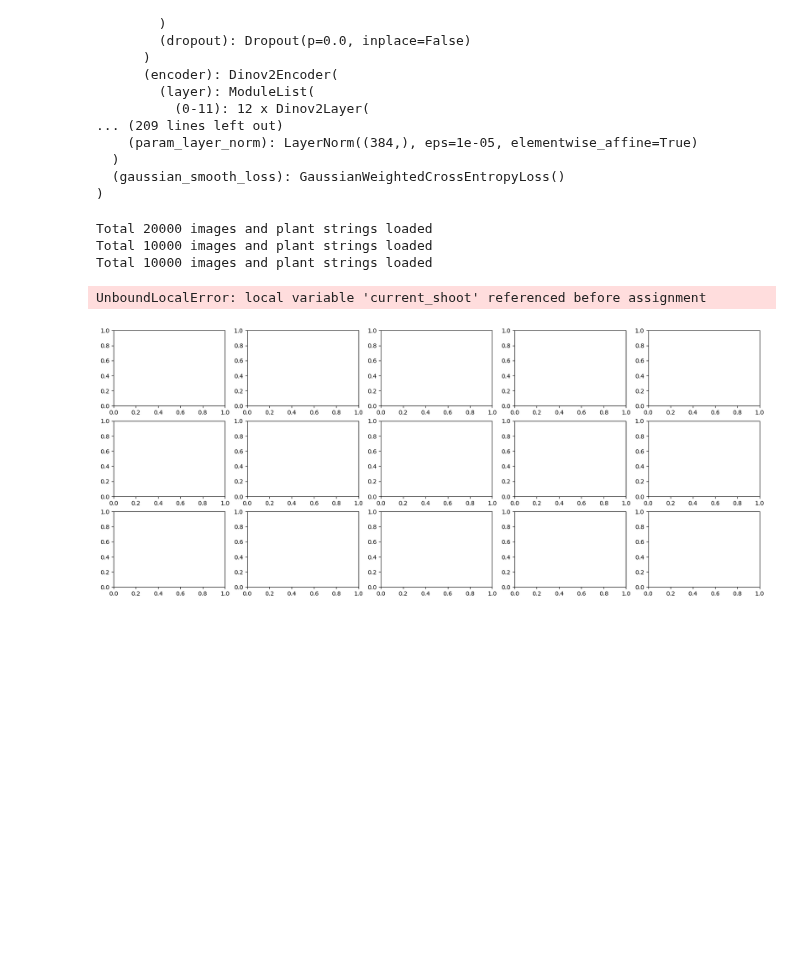
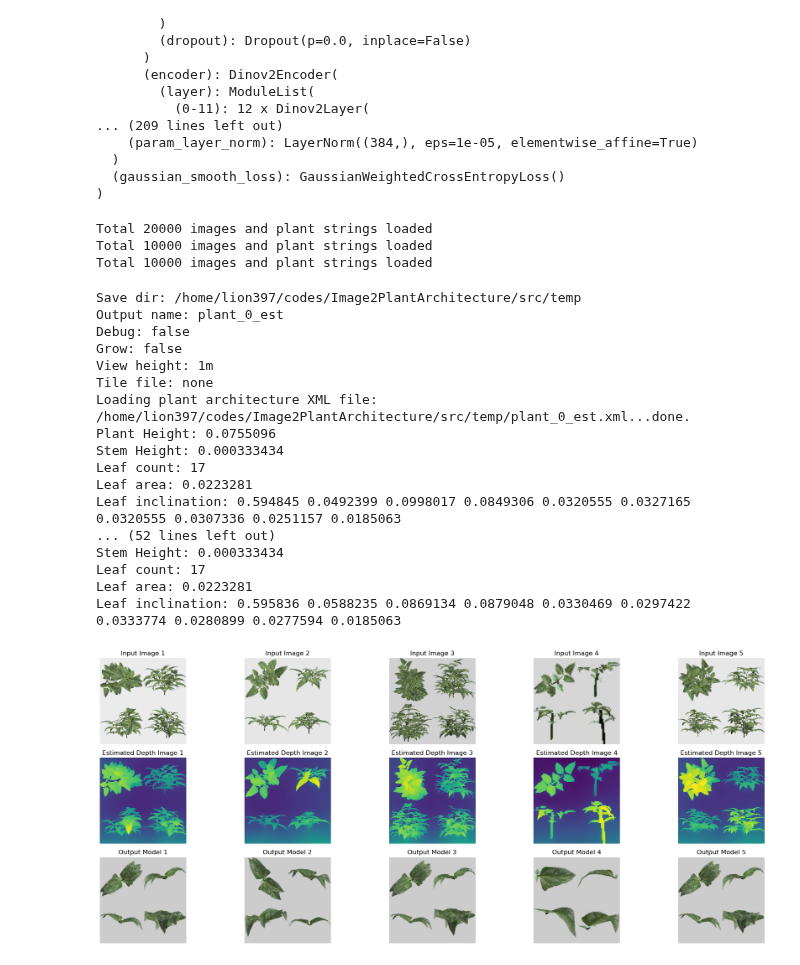
Before and after one commit to GEMINI-Breeding/Image2PlantArchitecture, a Jupyter notebook: src/evaluate_sideview.ipynb, the cells around one changed output. Drawn from its saved outputs; the diff is of its cells as text; code cells hidden in the pictures; blank space fills up the shorter version.

Commit message:
Tested quantization + regression

```diff
--- a/src/evaluate_sideview.ipynb
+++ b/src/evaluate_sideview.ipynb
@@ -70,7 +72,7 @@ for i in range(n):
 # %%
 from models.plightning import MainModule
 # model = MainModule()
-model_checkpoint_name = "../log/20250211_Quantize_MinMaxScale_FixPadding/version_0/checkpoints/best_epoch=05.ckpt"
+model_checkpoint_name = "../log/20250212_Quantize_MinMaxScale_FixPadding/version_3/checkpoints/best_epoch=04.ckpt"
 model = MainModule.load_from_checkpoint(model_checkpoint_name)
 model.eval()
 # model.freeze()
@@ -122,10 +124,6 @@ if 0:
     test_dataloader = torch.utils.data.DataLoader(test_dataset, batch_size=1, shuffle=False, collate_fn=MainDataModule.collate_fn)
 else:
     from models.plightning import MainDataModule
-    #dataset_dir = "../data/generated_Nov22_2024"
-    #dataset_dir = "../data/2000_Plots_20241210"
-    #dataset_dir = "../data/Sideview_Dec23_2024"
-    #dataset_dir = "../data/generated_Dec10_2024"
     datamodule = MainDataModule(dataset_dir,
                                 image_size=model.image_size,
                                 load_depth=False,
@@ -185,7 +183,6 @@ for idx, (image, plant_info, out, lengths) in enumerate(dataloader):
     out = torch.tensor(out).to(device)
     ground_truth = out.squeeze(0).cpu().numpy()
 
-
     plant_vec = token2vec(ground_truth)
     plant_xml = vec2xml(plant_vec)
     plant_xml_file_name = f"temp/plant_{idx}_gt.xml"
@@ -207,25 +204,12 @@ for idx, (image, plant_info, out, lengths) in enumerate(dataloader):
     ############## Generate
 
     with torch.no_grad():
-        result = model.generate(image, plant_info, mode = 'regression')
-        result = result.cpu().numpy()
-
-    plant_vec = token2vec(result)
-    plant_xml = vec2xml(plant_vec)
-    plant_xml_file_name = f"temp/plant_{idx}_regression_est.xml"
-    plant_xml = recursive_to_linked(plant_xml)
-    plant_xml_str = pretty_print_xml(plant_xml)
-    with open(plant_xml_file_name, "w") as f:
-        f.write(plant_xml_str)
-
-
-    with torch.no_grad():
         result = model.generate(image, plant_info, mode = 'quantize')
         result = result.cpu().numpy()
 
     plant_vec = token2vec(result)
     plant_xml = vec2xml(plant_vec)
-    plant_xml_file_name = f"temp/plant_{idx}_quantize_est.xml"
+    plant_xml_file_name = f"temp/plant_{idx}_est.xml"
     plant_xml = recursive_to_linked(plant_xml)
     plant_xml_str = pretty_print_xml(plant_xml)
     with open(plant_xml_file_name, "w") as f:
@@ -235,35 +219,51 @@ for idx, (image, plant_info, out, lengths) in enumerate(dataloader):
 
     img, _ = load_sideview_images(temp_folder, plant_xml_file_name.replace("xml","jpeg"), model.image_size, True)
 
     image_vis = image[0].permute(1, 2, 0).cpu()
 
     image_vis = cv2.normalize(np.array(image_vis), None, alpha=0, beta=255, norm_type=cv2.NORM_MINMAX, dtype=cv2.CV_8U)
     row, col = divmod(idx, n_figures)
     axes[row, col].imshow(image_vis[:, :, 0:3])
     axes[row, col].set_title(f"Input Image {idx + 1}")
     axes[row, col].axis('off')
 
     # axes[row+1, col].imshow(gt_img[:, :, 0:3])
     # axes[row+1, col].set_title(f"Re-Renderd Image {idx + 1}")
     # axes[row+1, col].axis('off')
 
     depth = model.predicted_depth.squeeze().cpu()
     axes[row+1, col].imshow(depth)
     axes[row+1, col].set_title(f"Estimated Depth Image {idx + 1}")
     axes[row+1, col].axis('off')
 
     axes[row + 2, col].imshow(img)
     axes[row + 2, col].set_title(f"Output Model {idx + 1}")
     axes[row + 2, col].axis('off')
 
 plt.tight_layout()
 plt.show()
 # %% [output]
 Total 20000 images and plant strings loaded
 Total 10000 images and plant strings loaded
 Total 10000 images and plant strings loaded
-UnboundLocalError: local variable 'current_shoot' referenced before assignment
+Save dir: /home/lion397/codes/Image2PlantArchitecture/src/temp
+Output name: plant_0_est
+Debug: false
+Grow: false
+View height: 1m
+Tile file: none
+Loading plant architecture XML file: /home/lion397/codes/Image2PlantArchitecture/src/temp/plant_0_est.xml...done.
+Plant Height: 0.0755096
+Stem Height: 0.000333434
+Leaf count: 17
+Leaf area: 0.0223281
+Leaf inclination: 0.594845 0.0492399 0.0998017 0.0849306 0.0320555 0.0327165 0.0320555 0.0307336 0.0251157 0.0185063
+... (52 lines left out)
+Stem Height: 0.000333434
+Leaf count: 17
+Leaf area: 0.0223281
+Leaf inclination: 0.595836 0.0588235 0.0869134 0.0879048 0.0330469 0.0297422 0.0333774 0.0280899 0.0277594 0.0185063
-[figure, old version]
+[figure, new version]
 # %%
 # Inference all the test images and save
 import os
```
Also changed, not shown: parts of 2 cells of this notebook, 5 other files.
